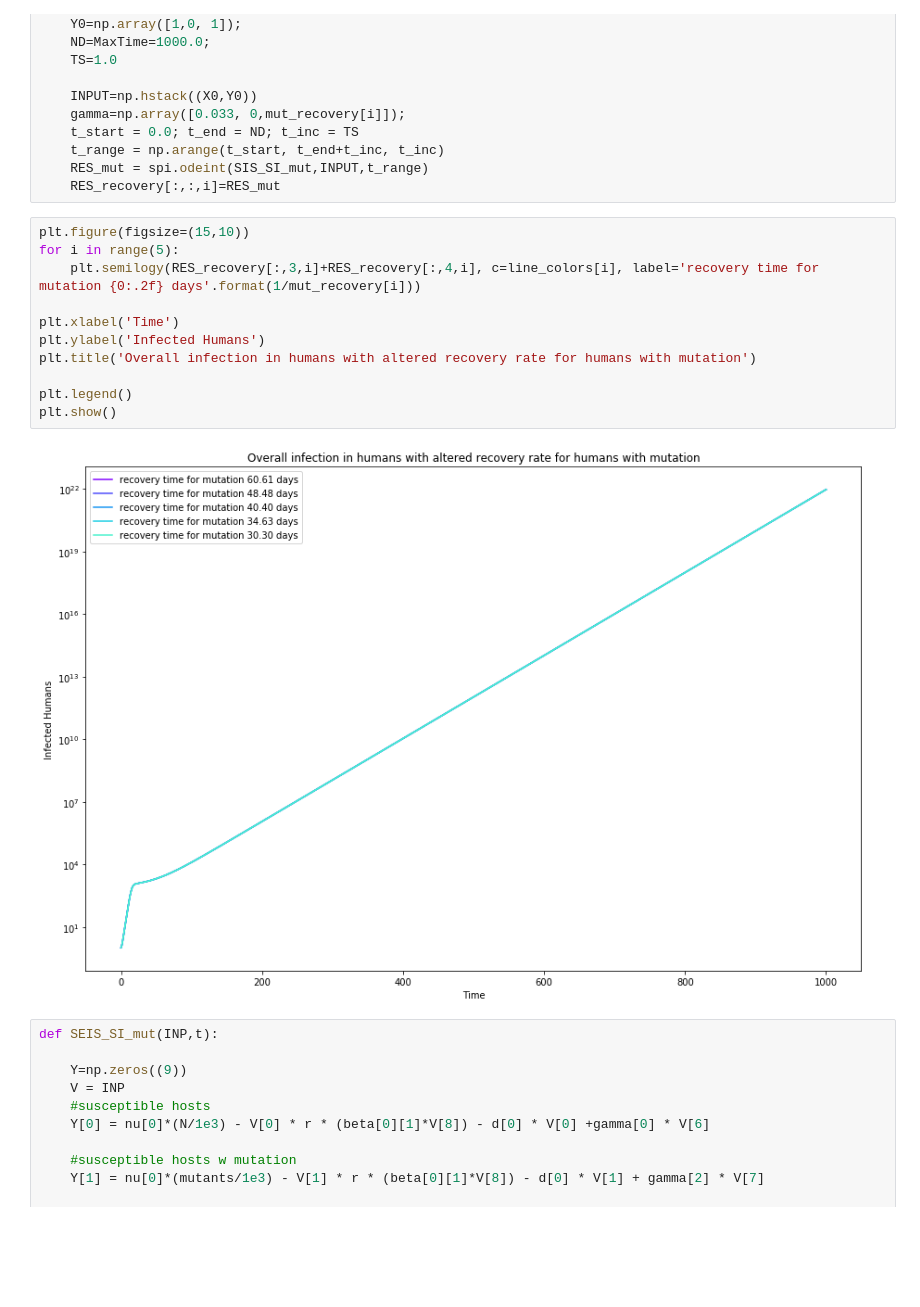
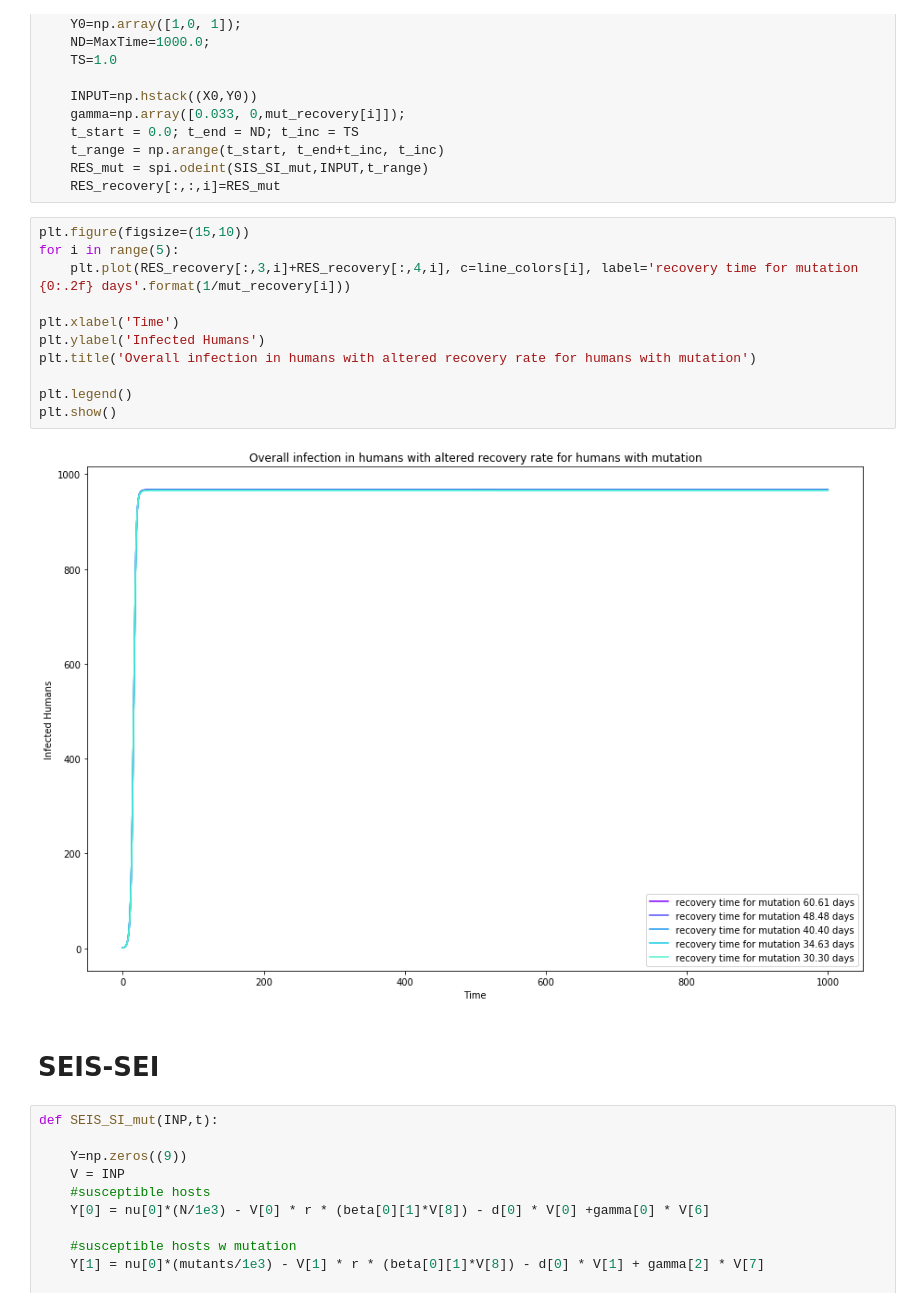
Before and after one commit to susiecant/MSc-project-code, a Jupyter notebook: differential equations with host mutation.ipynb, the cells around one changed output. Saved outputs shown, nothing was run; the diff lists cells and outputs as text; blank space fills up the shorter version.

```diff
--- a/differential equations with host mutation.ipynb
+++ b/differential equations with host mutation.ipynb
@@ -112,16 +112,18 @@ for i in range(5):
 # %%
 plt.figure(figsize=(15,10))
 for i in range(5):
-    plt.semilogy(RES_recovery[:,3,i]+RES_recovery[:,4,i], c=line_colors[i], label='recovery time for mutation {0:.2f} days'.format(1/mut_recovery[i]))
+    plt.plot(RES_recovery[:,3,i]+RES_recovery[:,4,i], c=line_colors[i], label='recovery time for mutation {0:.2f} days'.format(1/mut_recovery[i]))
 
 plt.xlabel('Time')
 plt.ylabel('Infected Humans')
 plt.title('Overall infection in humans with altered recovery rate for humans with mutation')
 
 plt.legend()
 plt.show()
 # %% [output]
-[figure, old version]
+[figure, new version]
+# %% [markdown]
+# SEIS-SEI
 # %%
 def SEIS_SI_mut(INP,t):
 
```
Also changed, not shown: parts of 3 cells of this notebook.
